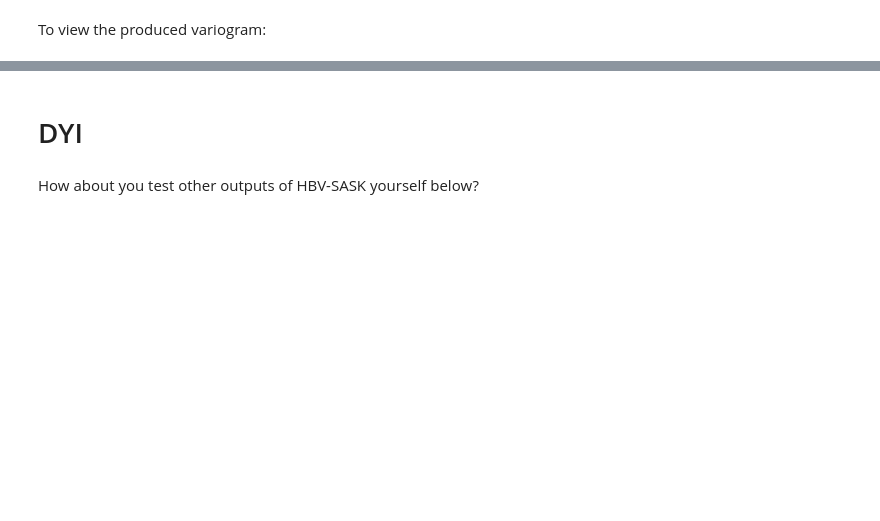
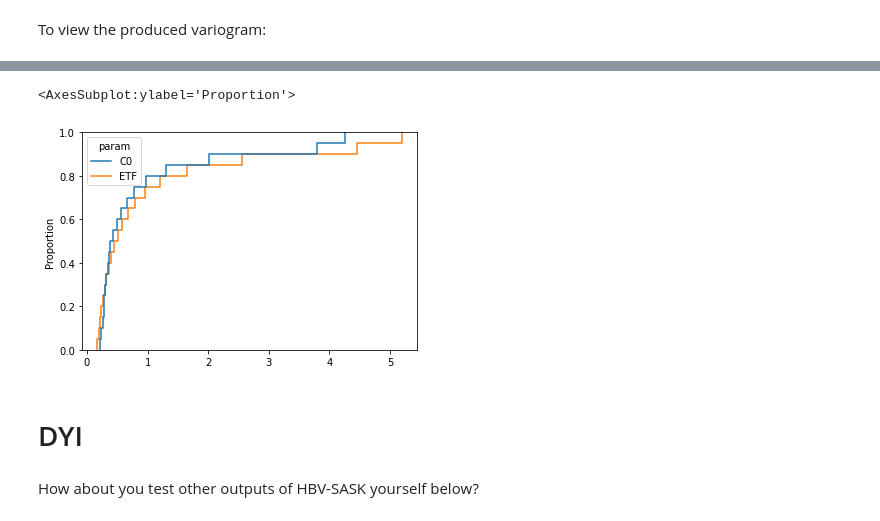
Before and after one commit to vars-tool/vars-tool, a Jupyter notebook: tutorial/TSVARS-Tutorial.ipynb, the cells around one changed output, grey strips where cells are left out. Cells and saved outputs as stored; diff of their text form; code cells hidden in the pictures; blank space fills up the shorter version.

```diff
--- a/tutorial/TSVARS-Tutorial.ipynb
+++ b/tutorial/TSVARS-Tutorial.ipynb
@@ -209,3 +275,12 @@ exp_1.output['Gamma'].unstack(level=1) # unstack to make the dataframe more legi
+# %%
+# Plotting IVARS-50 measure using emperical cdfs for two parameters
+
+import seaborn as sns
+
+sns.ecdfplot(exp_1.ivars.loc[idx[:, :, 0.5]].unstack(level=-1)[['C0', 'ETF']])
+# %% [output]
+<AxesSubplot:ylabel='Proportion'>
+[figure, added]
 # %% [markdown]
 # DYI
 # %% [markdown]
```
Also changed, not shown: parts of 11 cells of this notebook, 1 other file.
